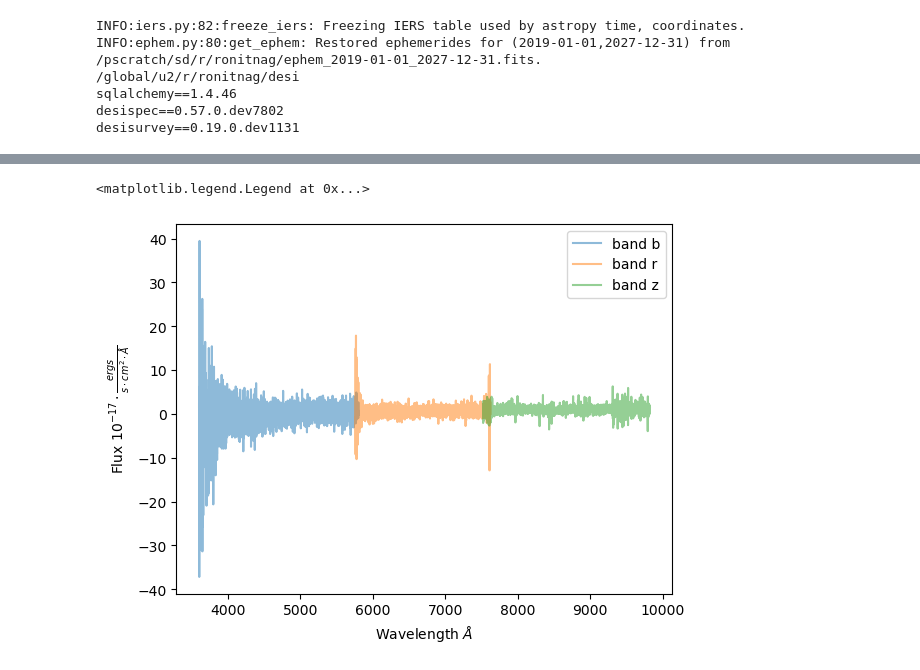
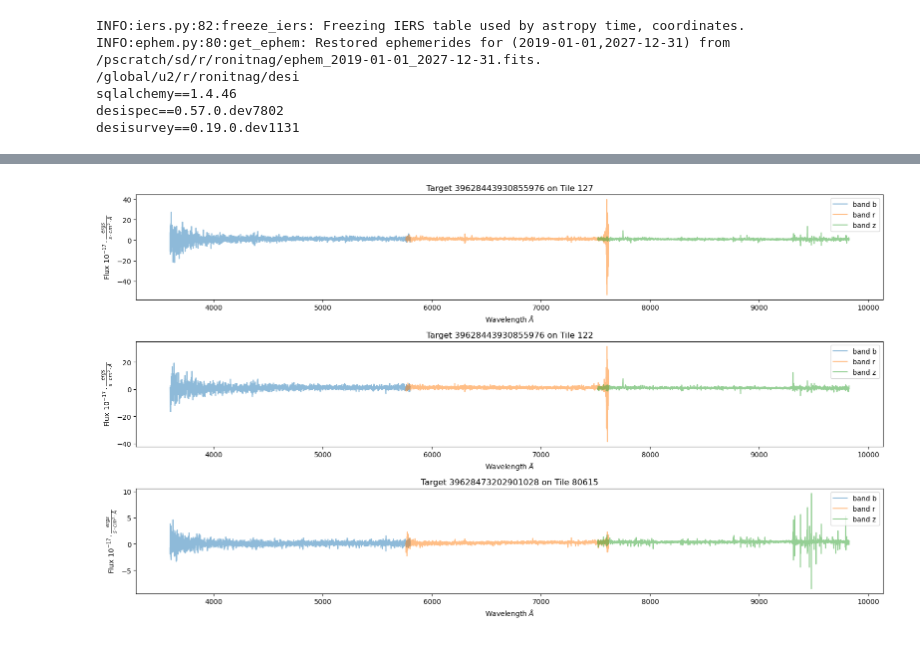
Before and after one commit to ronitnag04/desi_nersc, a Jupyter notebook: FitsAnalysis.ipynb, the cells around one changed output, grey strips where cells are left out. Drawn from its saved outputs; the diff is of its cells as text; code cells hidden in the pictures.

```diff
--- a/FitsAnalysis.ipynb
+++ b/FitsAnalysis.ipynb
@@ -95,12 +132,8 @@ num = len(spectra.fibermap)
 # %%
-fig, axs = plt.subplots(num, 1, figsize=(16,num*3))
-if num == 1:
-    axs = np.array([axs])
-for i in range(num):
-    axs[i].set_title(f'Target {spectra.fibermap["TARGETID"][i]}')
+def plotSpectra(spectra, axs, i):
+    axs[i].set_title(f'Target {spectra.fibermap["TARGETID"][i]} on Tile {spectra.fibermap["TILEID"][i]}')
     for band in spectra.bands:
         axs[i].plot(spectra.wave[band], spectra.flux[band][i], f'{spectra_plot_cmap[band]}-', alpha=0.5, label=f'band {band}')
-        axs[i].set_xlabel(r'Wavelength $Å$')
-        axs[i].set_ylabel(r'Flux $10^{-17} \cdot \frac{ergs}{s \cdot cm^2 \cdot Å}$')
-        axs[i].legend(loc="upper right")
-fig.tight_layout()
+    axs[i].set_xlabel(r'Wavelength $Å$')
+    axs[i].set_ylabel(r'Flux $10^{-17} \cdot \frac{ergs}{s \cdot cm^2 \cdot Å}$')
+    axs[i].legend(loc="upper right")
@@ -113,10 +140,10 @@ ispec = fib[0][0]
-# %%
-
-for band in spectra.bands:
-    plt.plot(spectra.wave[band], spectra.flux[band][ispec], f'{spectra_plot_cmap[band]}-', alpha=0.5, label=f'band {band}')
-plt.xlabel(r'Wavelength $Å$')
-plt.ylabel(r'Flux $10^{-17} \cdot \frac{ergs}{s \cdot cm^2 \cdot Å}$')
-plt.legend(loc="upper right")
-# %% [output]
-<matplotlib.legend.Legend at 0x...>
-[figure, removed]
+# %%
+num = len(spectra.fibermap)
+fig, axs = plt.subplots(num, 1, figsize=(16,num*3))
+if num == 1:
+    axs = np.array([axs])
+for i in range(num):
+    plotSpectra(spectra, axs, i)
+fig.tight_layout()
+# %% [output]
+[figure, added]
```
Also changed, not shown: parts of 15 cells of this notebook, 1 other file.
